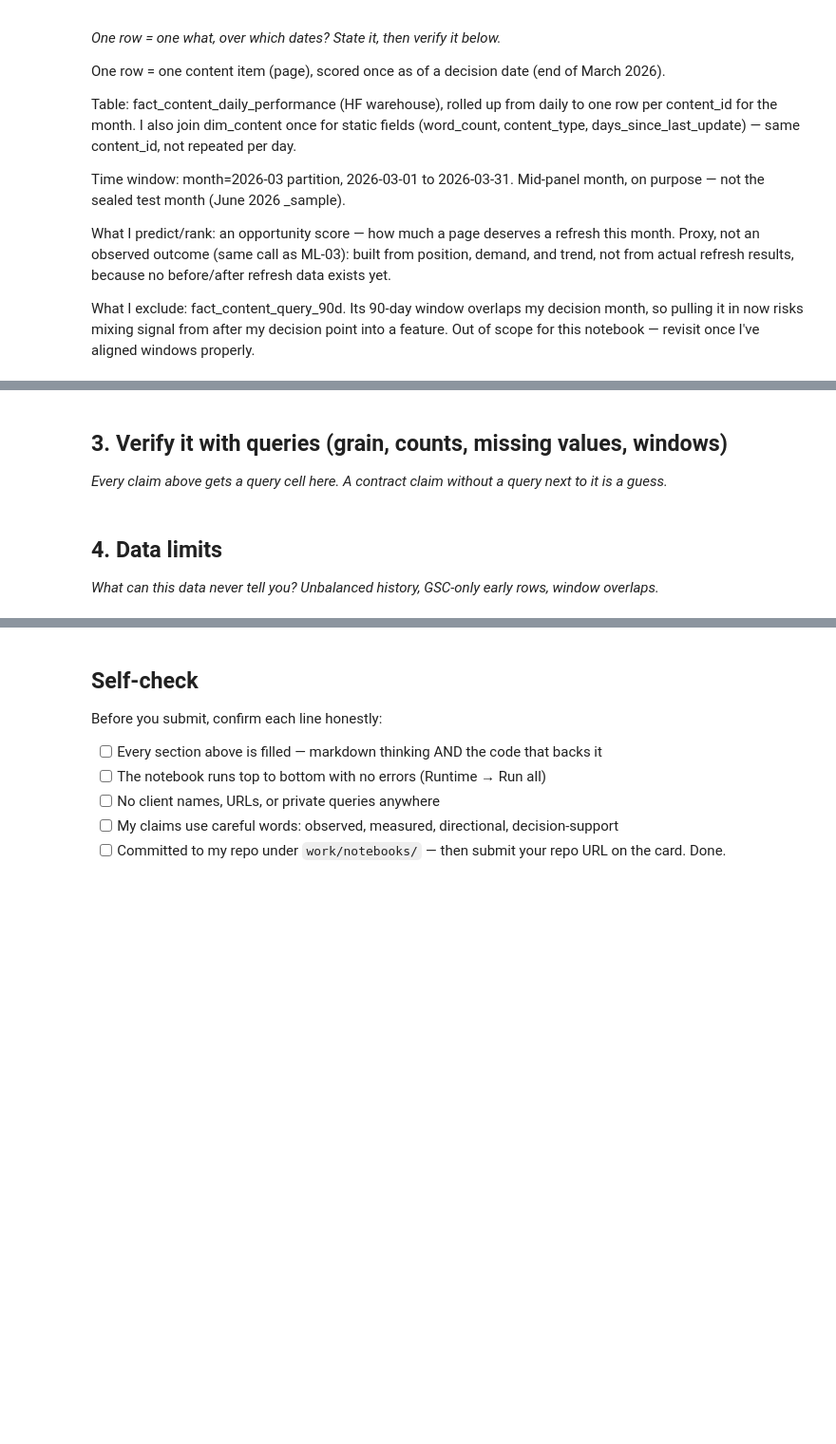
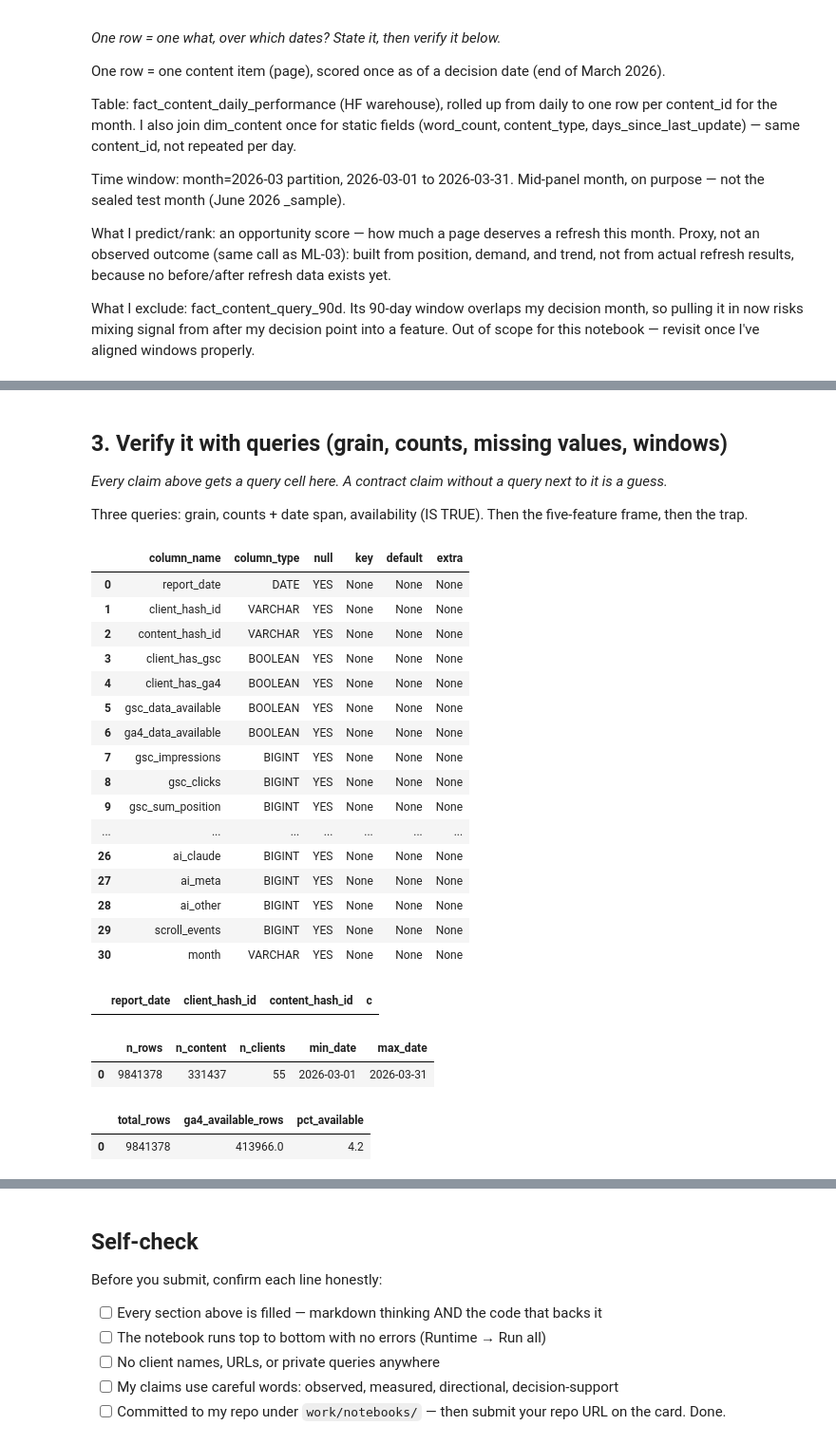
Before and after one commit to zainabkhalid663/Flyrank-ML-Internship, a Jupyter notebook: work/notebooks/w03_data_contract.ipynb, the cells around one changed output, grey strips where cells are left out. Shown at 95% size. Cells and saved outputs as stored; diff of their text form; code cells hidden in the pictures; blank space fills up the shorter version.

```diff
--- a/work/notebooks/w03_data_contract.ipynb
+++ b/work/notebooks/w03_data_contract.ipynb
@@ -62,0 +98,9 @@ fact_files[:3]
+# %%
+con = duckdb.connect()
+con.sql("INSTALL httpfs; LOAD httpfs;")
+con.sql(f"CREATE OR REPLACE SECRET hf_secret (TYPE huggingface, TOKEN '{HF_TOKEN}');")
+
+fact_paths_sql = ", ".join(f"'hf://datasets/{REPO}/{f}'" for f in fact_files)
+con.sql(f"CREATE OR REPLACE VIEW march AS SELECT * FROM read_parquet([{fact_paths_sql}])")
+
+con.sql("SELECT * FROM march LIMIT 3").df()
@@ -64,3 +114,6 @@ fact_files[:3]
 ## 3. Verify it with queries (grain, counts, missing values, windows)
 
 *Every claim above gets a query cell here. A contract claim without a query next to it is a guess.*
+
+Three queries: grain, counts + date span, availability (IS TRUE). Then the five-feature frame,
+then the trap.
@@ -70,4 +119,0 @@ fact_files[:3]
-# %% [markdown]
-## 4. Data limits
-
-*What can this data never tell you? Unbalanced history, GSC-only early rows, window overlaps.*
@@ -76,0 +120,52 @@ fact_files[:3]
+# %%
+con.sql("DESCRIBE march").df()
+# %% [output]
+|  | column_name | column_type | null | key | default | extra |
+| 0 | report_date | DATE | YES | None | None | None |
+| 1 | client_hash_id | VARCHAR | YES | None | None | None |
+| 2 | content_hash_id | VARCHAR | YES | None | None | None |
+| 3 | client_has_gsc | BOOLEAN | YES | None | None | None |
+| 4 | client_has_ga4 | BOOLEAN | YES | None | None | None |
+| 5 | gsc_data_available | BOOLEAN | YES | None | None | None |
+| 6 | ga4_data_available | BOOLEAN | YES | None | None | None |
+| 7 | gsc_impressions | BIGINT | YES | None | None | None |
+| 8 | gsc_clicks | BIGINT | YES | None | None | None |
+| 9 | gsc_sum_position | BIGINT | YES | None | None | None |
+| ... | ... | ... | ... | ... | ... | ... |
+| 26 | ai_claude | BIGINT | YES | None | None | None |
+| 27 | ai_meta | BIGINT | YES | None | None | None |
+| 28 | ai_other | BIGINT | YES | None | None | None |
+| 29 | scroll_events | BIGINT | YES | None | None | None |
+| 30 | month | VARCHAR | YES | None | None | None |
+# %%
+con.sql("""
+SELECT report_date, client_hash_id, content_hash_id, COUNT(*) AS c
+FROM march
+GROUP BY report_date, client_hash_id, content_hash_id
+HAVING c > 1
+LIMIT 5
+""").df()
+# %% [output]
+|  | report_date | client_hash_id | content_hash_id | c |
+# %%
+con.sql("""
+SELECT COUNT(*) AS n_rows,
+       COUNT(DISTINCT content_hash_id) AS n_content,
+       COUNT(DISTINCT client_hash_id) AS n_clients,
+       MIN(report_date) AS min_date,
+       MAX(report_date) AS max_date
+FROM march
+""").df()
+# %% [output]
+|  | n_rows | n_content | n_clients | min_date | max_date |
+| 0 | 9841378 | 331437 | 55 | 2026-03-01 | 2026-03-31 |
+# %%
+con.sql("""
+SELECT COUNT(*) AS total_rows,
+       SUM(CASE WHEN ga4_data_available IS TRUE THEN 1 ELSE 0 END) AS ga4_available_rows,
+       ROUND(100.0 * SUM(CASE WHEN ga4_data_available IS TRUE THEN 1 ELSE 0 END) / COUNT(*), 1) AS pct_available
+FROM march
+""").df()
+# %% [output]
+|  | total_rows | ga4_available_rows | pct_available |
+| 0 | 9841378 | 413966.0 | 4.2 |
```
Also changed, not shown: parts of 18 cells of this notebook.
